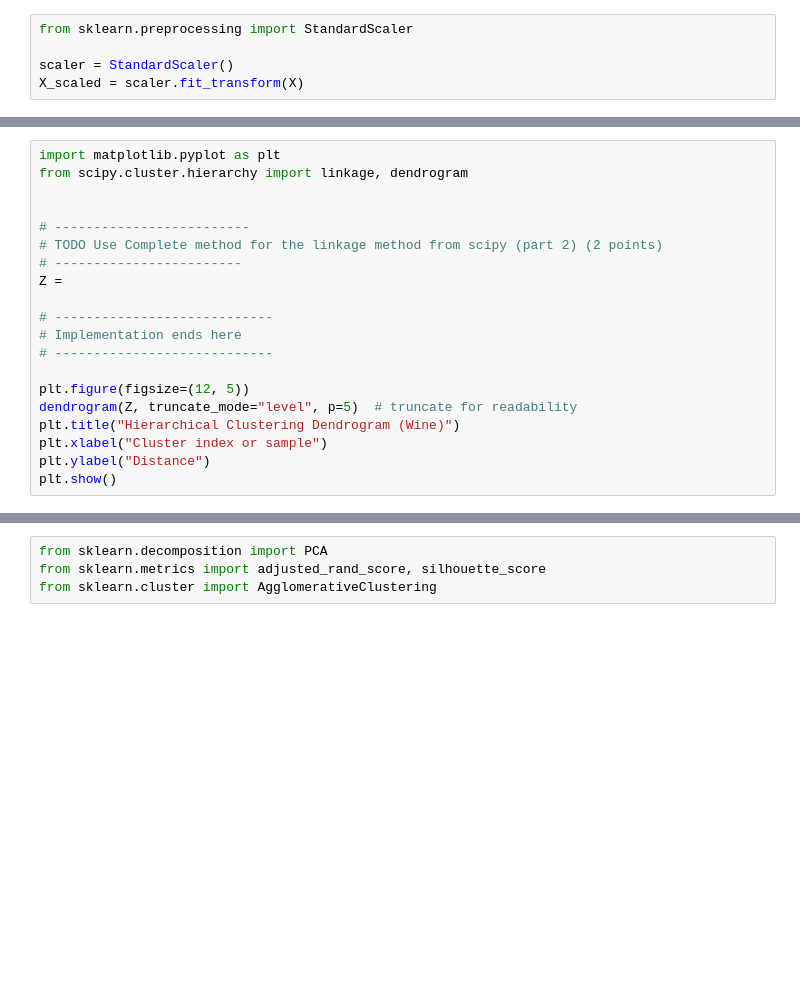
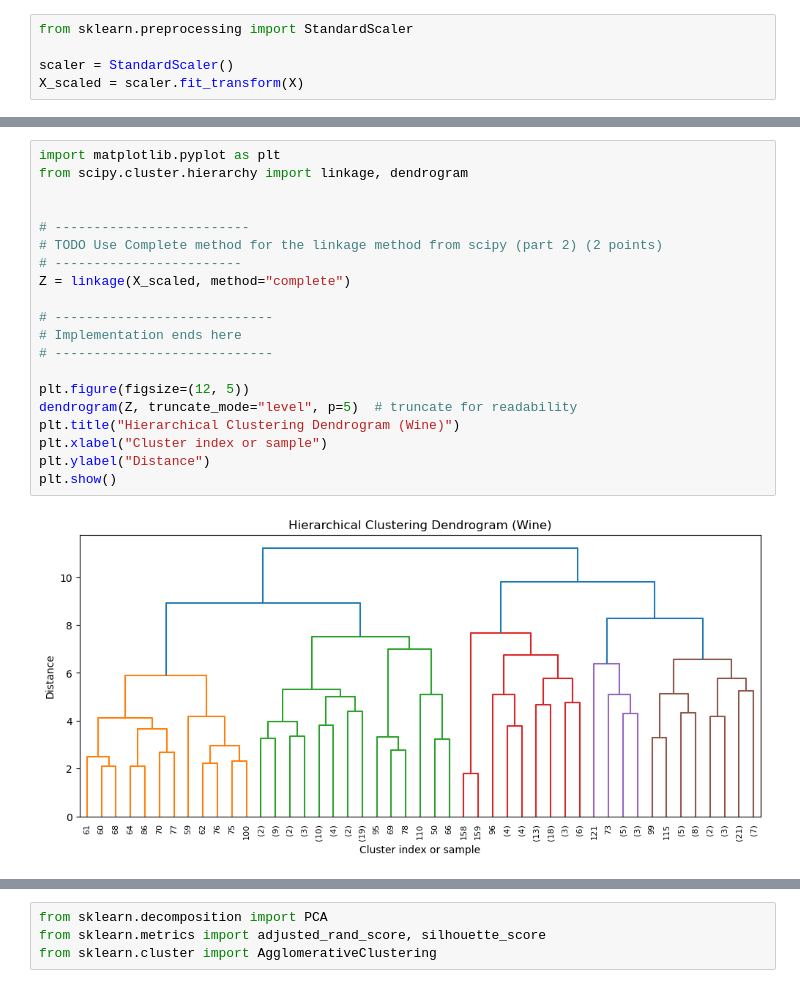
Before and after one commit to CS506-Boston-University/lab4-hamdi-aa, a Jupyter notebook: Lab_4.ipynb, the cells around one changed output, grey strips where cells are left out. Saved outputs shown, nothing was run; the diff lists cells and outputs as text; blank space fills up the shorter version.

```diff
--- a/Lab_4.ipynb
+++ b/Lab_4.ipynb
@@ -58,23 +68,25 @@ plt.show()
 # %%
 import matplotlib.pyplot as plt
 from scipy.cluster.hierarchy import linkage, dendrogram
 
 
 # -------------------------
 # TODO Use Complete method for the linkage method from scipy (part 2) (2 points)
 # ------------------------
-Z =
+Z = linkage(X_scaled, method="complete")
 
 # ----------------------------
 # Implementation ends here
 # ----------------------------
 
 plt.figure(figsize=(12, 5))
 dendrogram(Z, truncate_mode="level", p=5)  # truncate for readability
 plt.title("Hierarchical Clustering Dendrogram (Wine)")
 plt.xlabel("Cluster index or sample")
 plt.ylabel("Distance")
 plt.show()
+# %% [output]
+[figure, added]
 # %%
 import matplotlib.pyplot as plt
 from scipy.cluster.hierarchy import linkage, dendrogram
```
Also changed, not shown: parts of 20 cells of this notebook.
